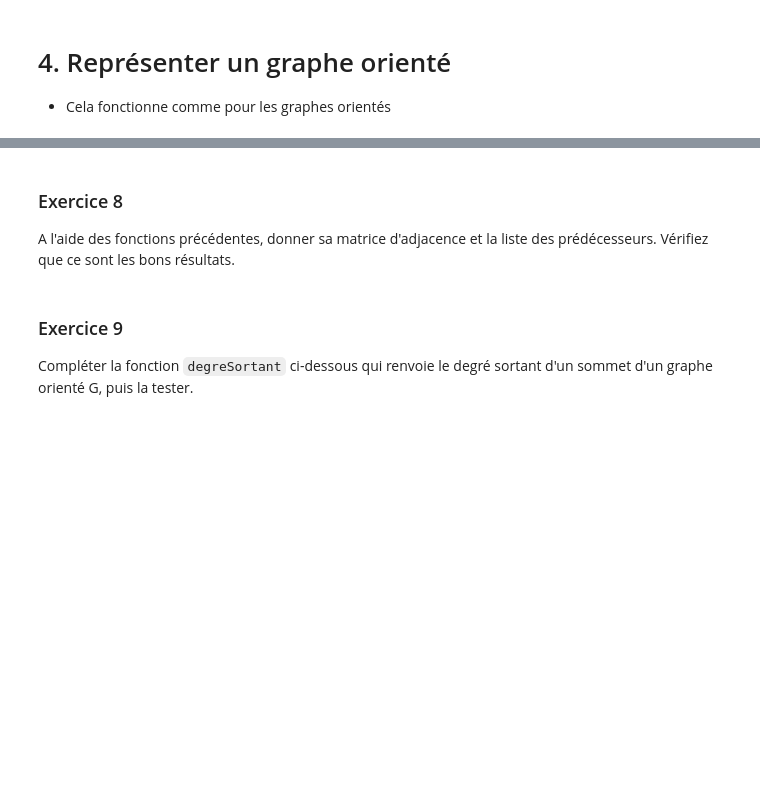
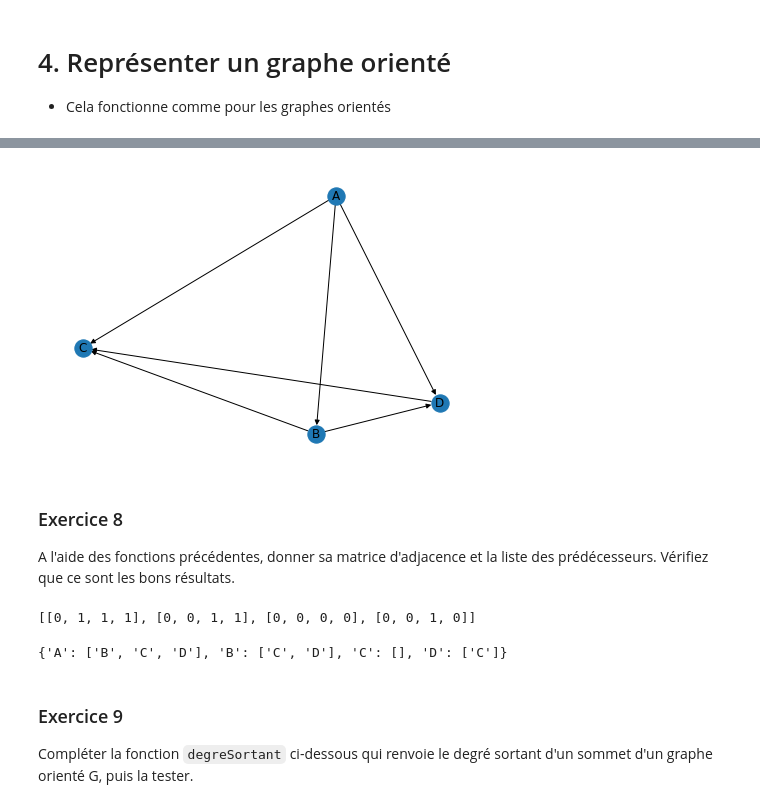
Before and after one commit to Mmset2005/NSITerm2021-2022, a Jupyter notebook: Graphes_avec_networkx.ipynb, the cells around one changed output, grey strips where cells are left out. Saved outputs shown, nothing was run; the diff lists cells and outputs as text; code cells hidden in the pictures; blank space fills up the shorter version.

```diff
--- a/Graphes_avec_networkx.ipynb
+++ b/Graphes_avec_networkx.ipynb
@@ -484,3 +526,12 @@ Représenter le graphe orienté ci-dessous.
+# %%
+DG = nx.DiGraph()
+DG.add_edges_from([('A','B'),('A','C'),('A','D'),('B','C'),('B','D'),('D','C')])
+import matplotlib.pyplot as plt
+plt.clf() # on efface
+nx.draw(DG, with_labels=True) # on dessine
+plt.show() # on montre le dessin
+# %% [output]
+[figure, added]
 # %% [markdown]
 ### Exercice 8
 A l'aide des fonctions précédentes, donner sa matrice d'adjacence et la liste des prédécesseurs. Vérifiez que ce sont les bons résultats.
@@ -491,3 +538,11 @@ A l'aide des fonctions précédentes, donner sa matrice d'adjacence et la liste
+# %%
+matriceDadjacence(DG)
+# %% [output]
+[[0, 1, 1, 1], [0, 0, 1, 1], [0, 0, 0, 0], [0, 0, 1, 0]]
+# %%
+listeDadjacence(DG)
+# %% [output]
+{'A': ['B', 'C', 'D'], 'B': ['C', 'D'], 'C': [], 'D': ['C']}
 # %% [markdown]
 ### Exercice 9
 Compléter la fonction <code>degreSortant</code> ci-dessous qui renvoie le degré sortant d'un sommet d'un graphe orienté G, puis la tester.
```
Also changed, not shown: parts of 18 cells of this notebook.
